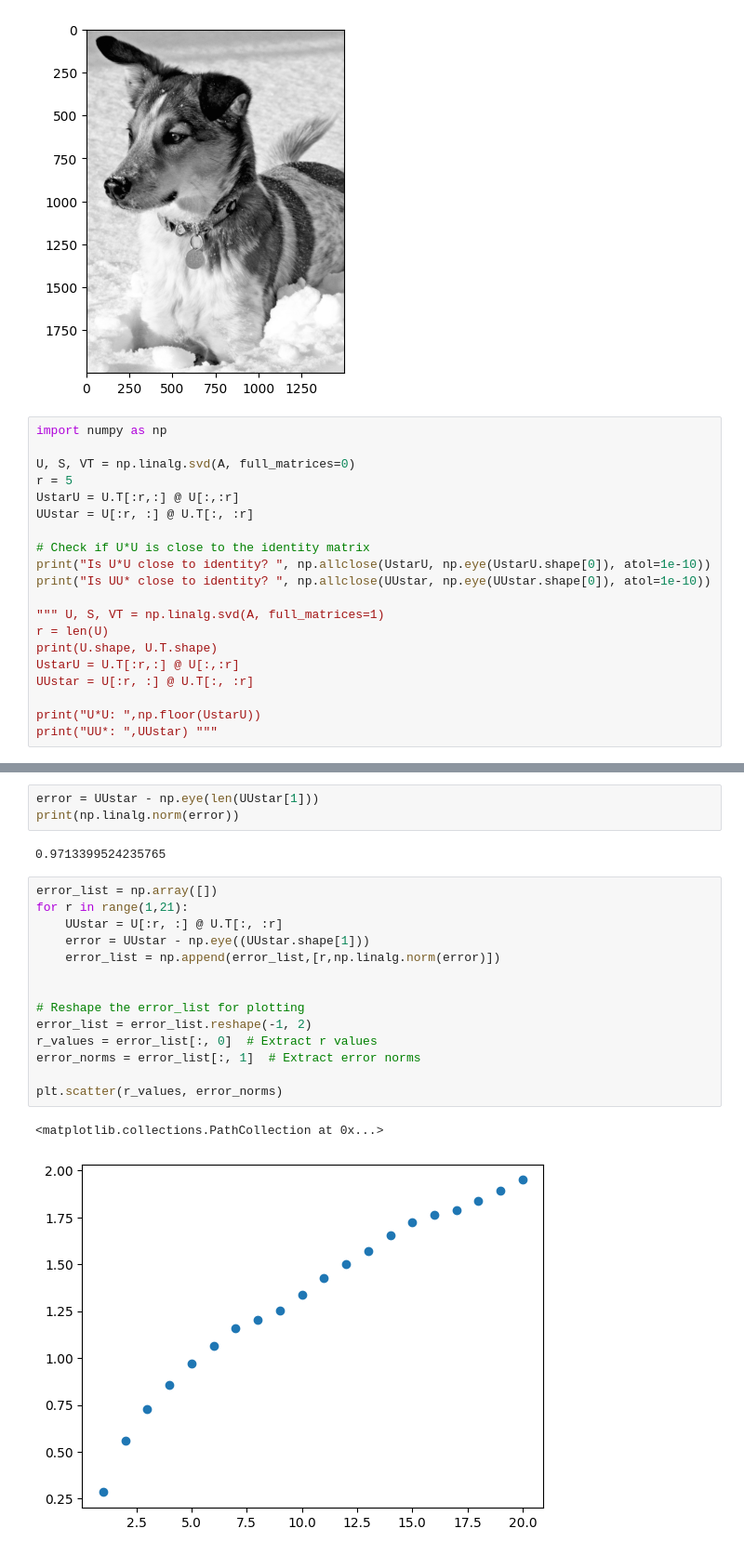
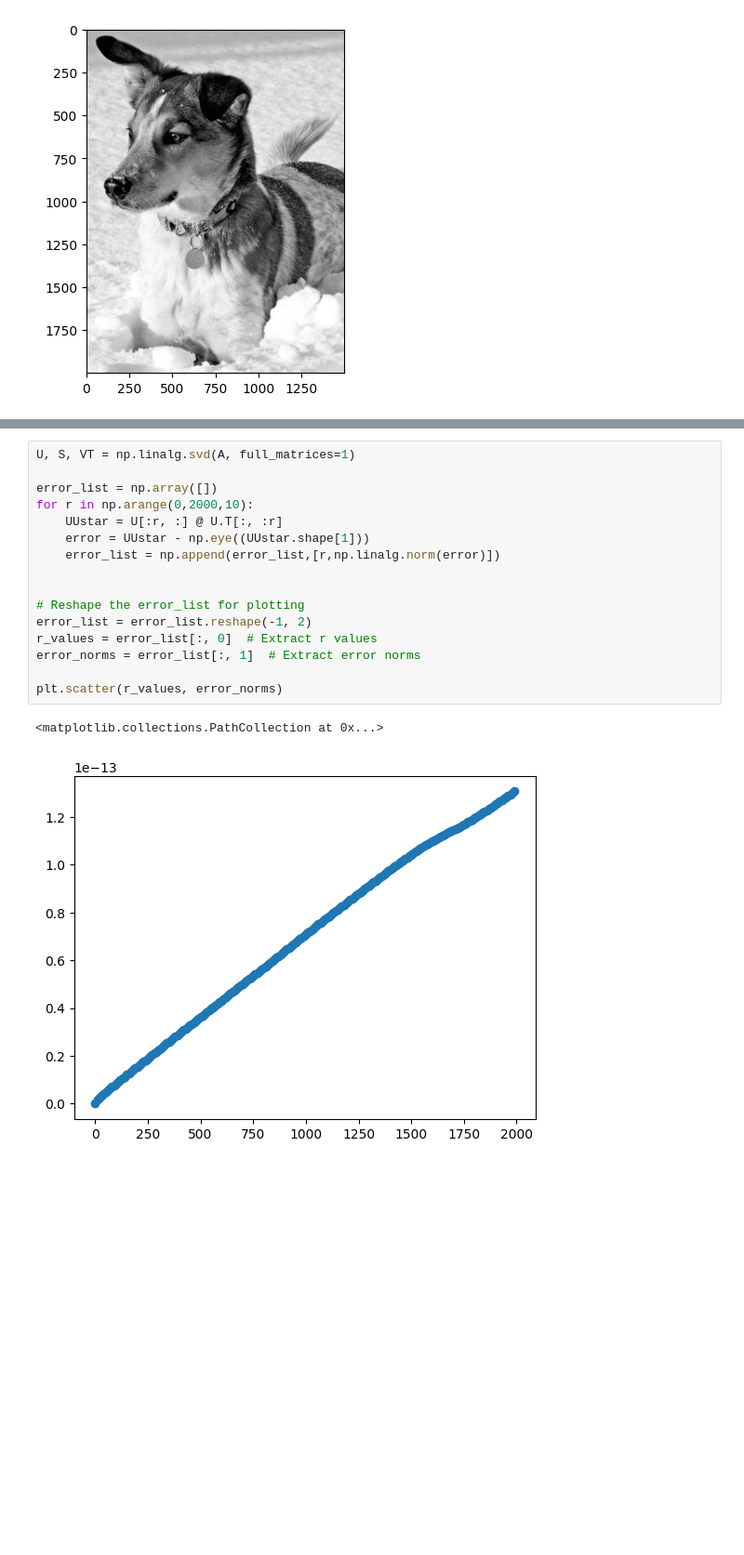
Before and after one commit to raineymarkr/datascience, a Jupyter notebook: probs.ipynb, the cells around one changed output, grey strips where cells are left out. Shown at 93% size. Saved outputs shown, nothing was run; the diff lists cells and outputs as text; blank space fills up the shorter version.

```diff
--- a/probs.ipynb
+++ b/probs.ipynb
@@ -9,23 +9,3 @@ plt.imshow(A)
 plt.set_cmap('gray')
 # %% [output]
 [figure]
-# %%
-import numpy as np
-
-U, S, VT = np.linalg.svd(A, full_matrices=0)
-r = 5
-UstarU = U.T[:r,:] @ U[:,:r]
-UUstar = U[:r, :] @ U.T[:, :r]
-
-# Check if U*U is close to the identity matrix
-print("Is U*U close to identity? ", np.allclose(UstarU, np.eye(UstarU.shape[0]), atol=1e-10))
-print("Is UU* close to identity? ", np.allclose(UUstar, np.eye(UUstar.shape[0]), atol=1e-10))
-
-""" U, S, VT = np.linalg.svd(A, full_matrices=1)
-r = len(U)
-print(U.shape, U.T.shape)
-UstarU = U.T[:r,:] @ U[:,:r]
-UUstar = U[:r, :] @ U.T[:, :r]
-
-print("U*U: ",np.floor(UstarU))
-print("UU*: ",UUstar) """
@@ -36,22 +12,19 @@ Is UU* close to identity?  False
-# %%
-error = UUstar - np.eye(len(UUstar[1]))
-print(np.linalg.norm(error))
-# %% [output]
-0.9713399524235765
 # %%
+U, S, VT = np.linalg.svd(A, full_matrices=1)
+
 error_list = np.array([])
-for r in range(1,21):
+for r in np.arange(0,2000,10):
     UUstar = U[:r, :] @ U.T[:, :r]
     error = UUstar - np.eye((UUstar.shape[1]))
     error_list = np.append(error_list,[r,np.linalg.norm(error)])
 
 
 # Reshape the error_list for plotting
 error_list = error_list.reshape(-1, 2)
 r_values = error_list[:, 0]  # Extract r values
 error_norms = error_list[:, 1]  # Extract error norms
 
 plt.scatter(r_values, error_norms)
 # %% [output]
 <matplotlib.collections.PathCollection at 0x...>
-[figure, old version]
+[figure, new version]
```
Also changed, not shown: parts of 2 cells of this notebook.
